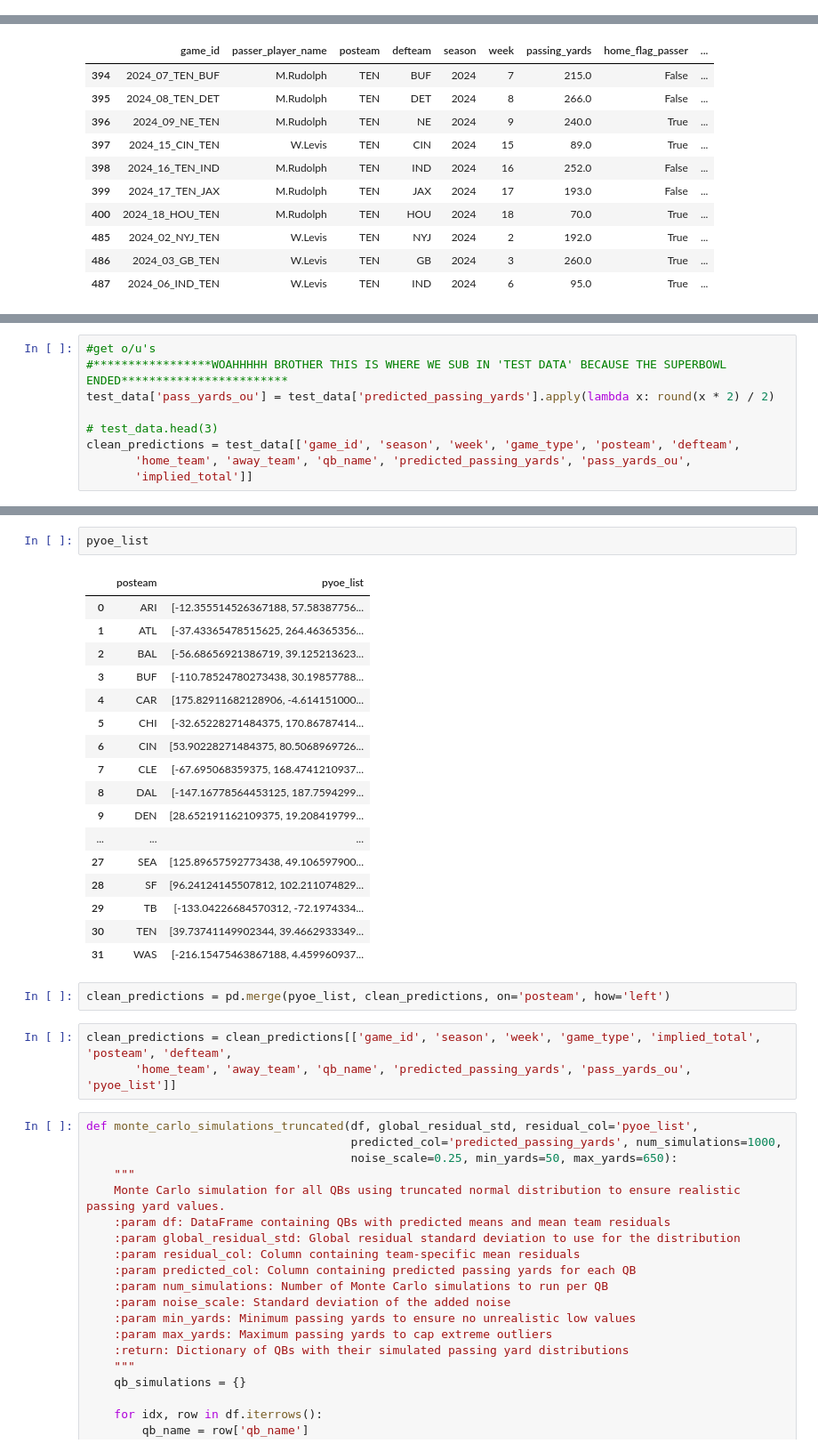
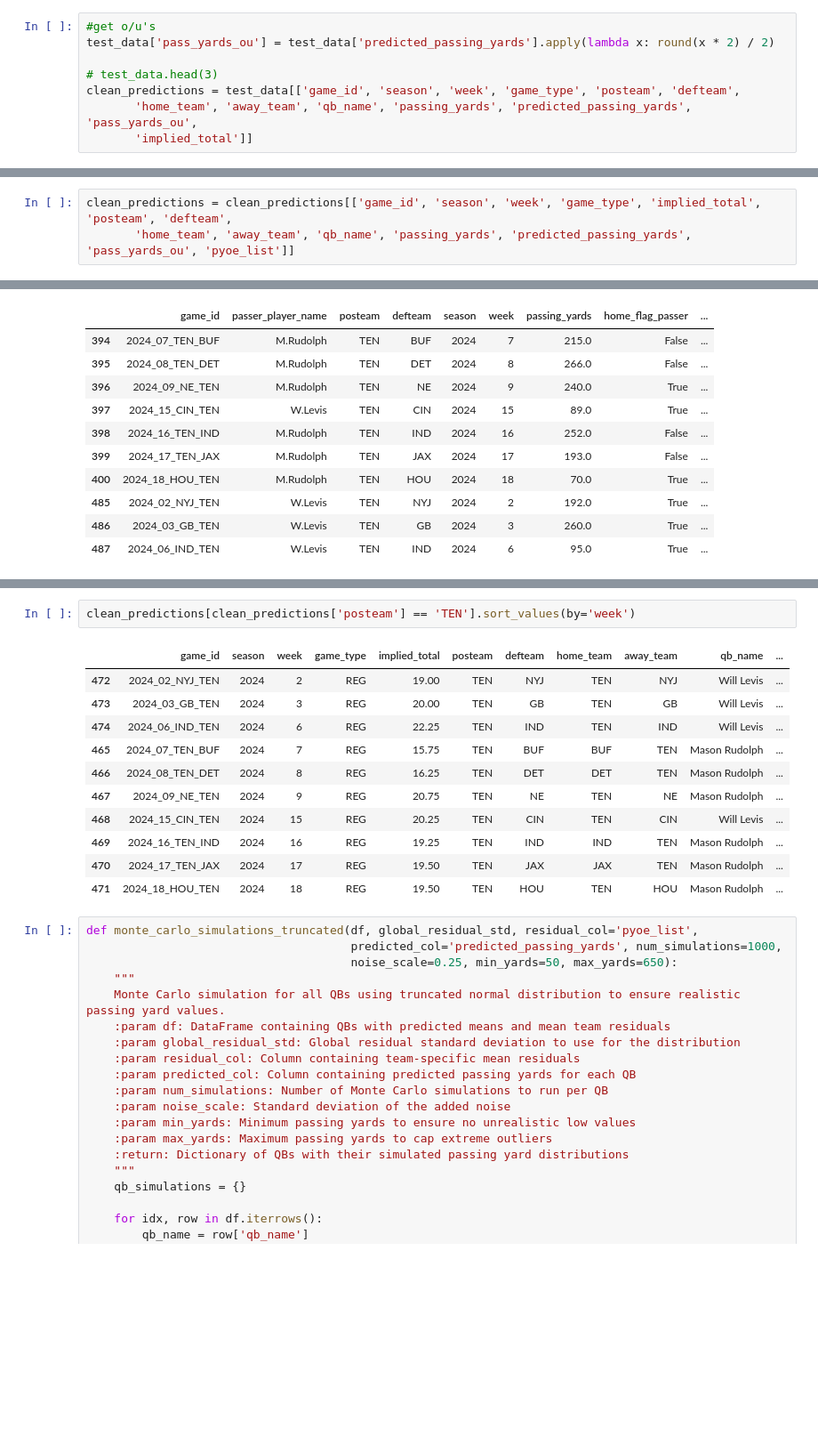
Before and after one commit to bhuggard/MidpointMadness, a Jupyter notebook: MidpointMadnessMainNotebookPostSeason.ipynb, the cells around one changed output, grey strips where cells are left out. Shown at 89% size. Drawn from its saved outputs; the diff is of its cells as text; blank space fills up the shorter version.

```diff
--- a/MidpointMadnessMainNotebookPostSeason.ipynb
+++ b/MidpointMadnessMainNotebookPostSeason.ipynb
@@ -455,0 +542,8 @@ test_data = test_data.rename(columns=lambda col: col[:-2] if col.endswith('_x')
+# %%
+#get o/u's
+test_data['pass_yards_ou'] = test_data['predicted_passing_yards'].apply(lambda x: round(x * 2) / 2)
+
+# test_data.head(3)
+clean_predictions = test_data[['game_id', 'season', 'week', 'game_type', 'posteam', 'defteam',
+       'home_team', 'away_team', 'qb_name', 'passing_yards', 'predicted_passing_yards', 'pass_yards_ou',
+       'implied_total']]
@@ -456,3 +570,6 @@ test_data = test_data.rename(columns=lambda col: col[:-2] if col.endswith('_x')
+# %%
+clean_predictions = clean_predictions[['game_id', 'season', 'week', 'game_type', 'implied_total', 'posteam', 'defteam',
+       'home_team', 'away_team', 'qb_name', 'passing_yards', 'predicted_passing_yards', 'pass_yards_ou', 'pyoe_list']]
 # %%
 test_data[test_data['posteam'] == 'TEN']
 # %% [output]
@@ -472,9 +586,0 @@ test_data[test_data['posteam'] == 'TEN']
-# %%
-#get o/u's
-#*****************WOAHHHHH BROTHER THIS IS WHERE WE SUB IN 'TEST DATA' BECAUSE THE SUPERBOWL ENDED************************
-test_data['pass_yards_ou'] = test_data['predicted_passing_yards'].apply(lambda x: round(x * 2) / 2)
-
-# test_data.head(3)
-clean_predictions = test_data[['game_id', 'season', 'week', 'game_type', 'posteam', 'defteam',
-       'home_team', 'away_team', 'qb_name', 'predicted_passing_yards', 'pass_yards_ou',
-       'implied_total']]
@@ -490,28 +587,17 @@ pyoe_list.sort_values(by='posteam', inplace=True)
-# %%
-pyoe_list
-# %% [output]
-|  | posteam | pyoe_list |
-| 0 | ARI | [-12.355514526367188, 57.58387756... |
-| 1 | ATL | [-37.43365478515625, 264.46365356... |
-| 2 | BAL | [-56.68656921386719, 39.125213623... |
-| 3 | BUF | [-110.78524780273438, 30.19857788... |
-| 4 | CAR | [175.82911682128906, -4.614151000... |
-| 5 | CHI | [-32.65228271484375, 170.86787414... |
-| 6 | CIN | [53.90228271484375, 80.5068969726... |
-| 7 | CLE | [-67.695068359375, 168.4741210937... |
-| 8 | DAL | [-147.16778564453125, 187.7594299... |
-| 9 | DEN | [28.652191162109375, 19.208419799... |
-| ... | ... | ... |
-| 27 | SEA | [125.89657592773438, 49.106597900... |
-| 28 | SF | [96.24124145507812, 102.211074829... |
-| 29 | TB | [-133.04226684570312, -72.1974334... |
-| 30 | TEN | [39.73741149902344, 39.4662933349... |
-| 31 | WAS | [-216.15475463867188, 4.459960937... |
-# %%
-clean_predictions = pd.merge(pyoe_list, clean_predictions, on='posteam', how='left')
-# %%
-clean_predictions = clean_predictions[['game_id', 'season', 'week', 'game_type', 'implied_total', 'posteam', 'defteam',
-       'home_team', 'away_team', 'qb_name', 'predicted_passing_yards', 'pass_yards_ou', 'pyoe_list']]
+# %%
+clean_predictions[clean_predictions['posteam'] == 'TEN'].sort_values(by='week')
+# %% [output]
+|  | game_id | season | week | game_type | implied_total | posteam | defteam | home_team | away_team | qb_name | ... |
+| 472 | 2024_02_NYJ_TEN | 2024 | 2 | REG | 19.00 | TEN | NYJ | TEN | NYJ | Will Levis | ... |
+| 473 | 2024_03_GB_TEN | 2024 | 3 | REG | 20.00 | TEN | GB | TEN | GB | Will Levis | ... |
+| 474 | 2024_06_IND_TEN | 2024 | 6 | REG | 22.25 | TEN | IND | TEN | IND | Will Levis | ... |
+| 465 | 2024_07_TEN_BUF | 2024 | 7 | REG | 15.75 | TEN | BUF | BUF | TEN | Mason Rudolph | ... |
+| 466 | 2024_08_TEN_DET | 2024 | 8 | REG | 16.25 | TEN | DET | DET | TEN | Mason Rudolph | ... |
+| 467 | 2024_09_NE_TEN | 2024 | 9 | REG | 20.75 | TEN | NE | TEN | NE | Mason Rudolph | ... |
+| 468 | 2024_15_CIN_TEN | 2024 | 15 | REG | 20.25 | TEN | CIN | TEN | CIN | Will Levis | ... |
+| 469 | 2024_16_TEN_IND | 2024 | 16 | REG | 19.25 | TEN | IND | IND | TEN | Mason Rudolph | ... |
+| 470 | 2024_17_TEN_JAX | 2024 | 17 | REG | 19.50 | TEN | JAX | JAX | TEN | Mason Rudolph | ... |
+| 471 | 2024_18_HOU_TEN | 2024 | 18 | REG | 19.50 | TEN | HOU | TEN | HOU | Mason Rudolph | ... |
 # %%
 def monte_carlo_simulations_truncated(df, global_residual_std, residual_col='pyoe_list',
                                       predicted_col='predicted_passing_yards', num_simulations=1000,
```
Also changed, not shown: parts of 16 cells of this notebook.
